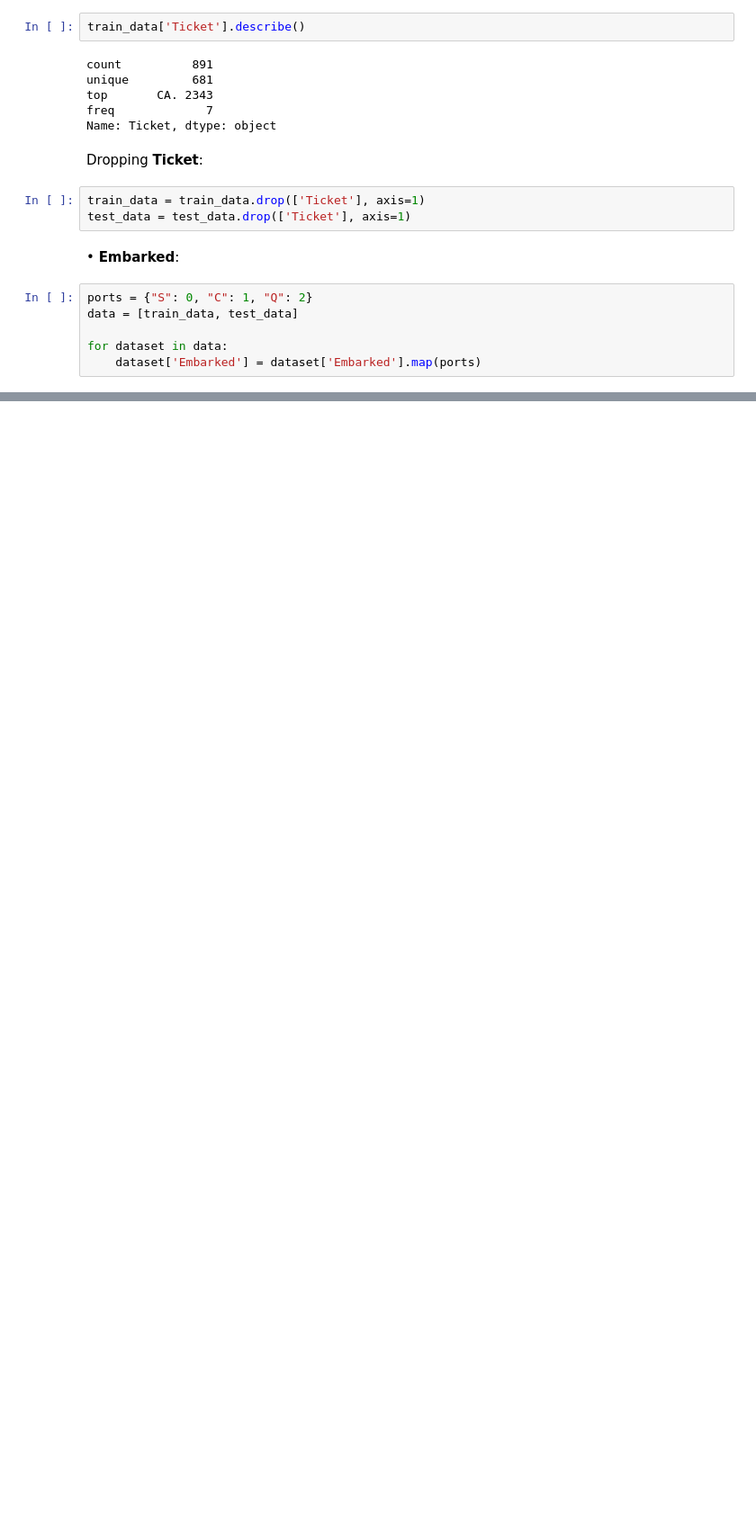
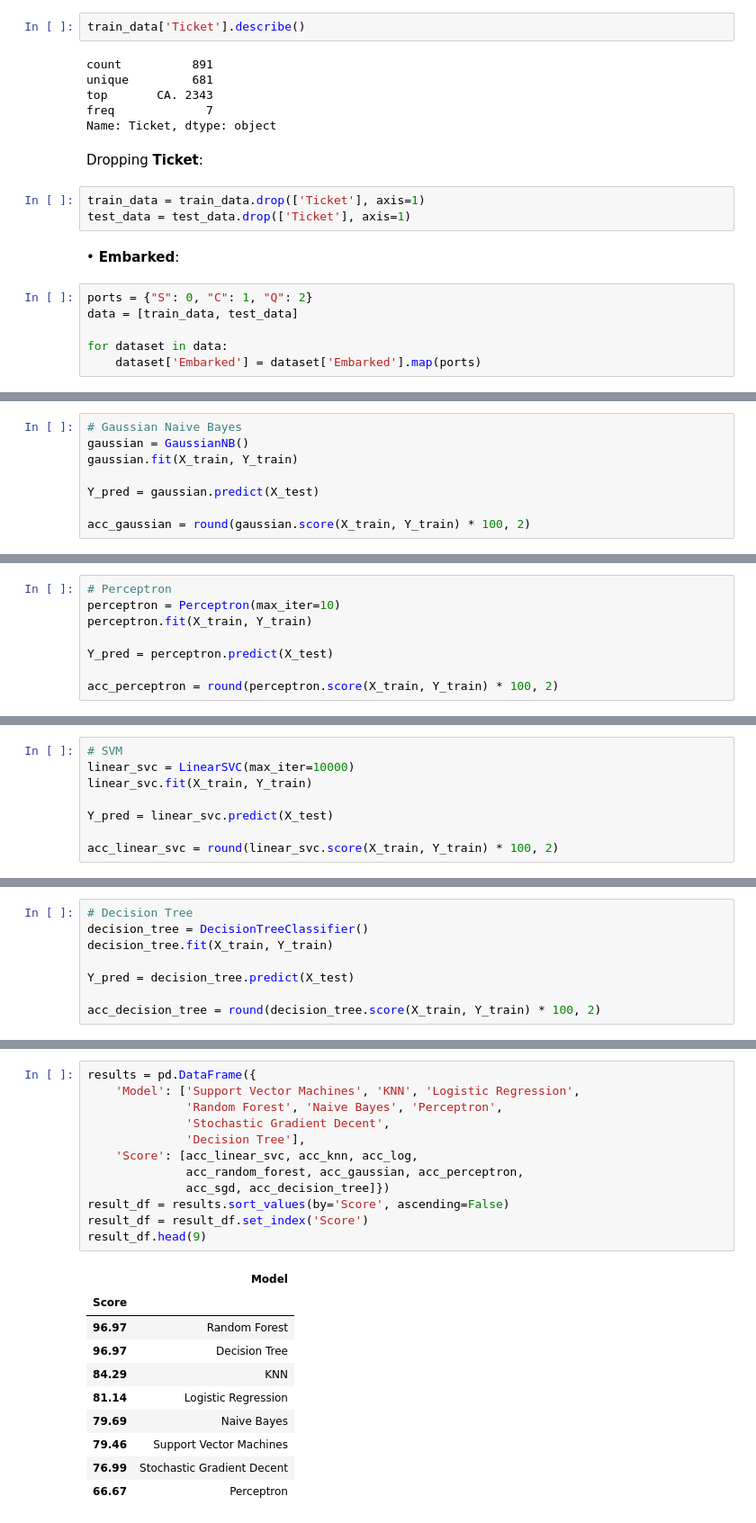
Before and after one commit to SamuelBFG/DL-studies, a Jupyter notebook: Kaggle/Titanic.ipynb, the cells around one changed output, grey strips where cells are left out. Shown: that part at 90% size. Drawn from its saved outputs; the diff is of its cells as text; blank space fills up the shorter version.

```diff
--- a/Kaggle/Titanic.ipynb
+++ b/Kaggle/Titanic.ipynb
@@ -400,0 +501,8 @@ SyntaxError: ignored
+# %%
+# Gaussian Naive Bayes
+gaussian = GaussianNB()
+gaussian.fit(X_train, Y_train)
+
+Y_pred = gaussian.predict(X_test)
+
+acc_gaussian = round(gaussian.score(X_train, Y_train) * 100, 2)
@@ -400,0 +511,8 @@ SyntaxError: ignored
+# %%
+# Perceptron
+perceptron = Perceptron(max_iter=10)
+perceptron.fit(X_train, Y_train)
+
+Y_pred = perceptron.predict(X_test)
+
+acc_perceptron = round(perceptron.score(X_train, Y_train) * 100, 2)
@@ -400,0 +521,8 @@ SyntaxError: ignored
+# %%
+# SVM
+linear_svc = LinearSVC(max_iter=10000)
+linear_svc.fit(X_train, Y_train)
+
+Y_pred = linear_svc.predict(X_test)
+
+acc_linear_svc = round(linear_svc.score(X_train, Y_train) * 100, 2)
@@ -400,0 +531,8 @@ SyntaxError: ignored
+# %%
+# Decision Tree
+decision_tree = DecisionTreeClassifier()
+decision_tree.fit(X_train, Y_train)
+
+Y_pred = decision_tree.predict(X_test)
+
+acc_decision_tree = round(decision_tree.score(X_train, Y_train) * 100, 2)
@@ -400,0 +541,23 @@ SyntaxError: ignored
+# %%
+results = pd.DataFrame({
+    'Model': ['Support Vector Machines', 'KNN', 'Logistic Regression',
+              'Random Forest', 'Naive Bayes', 'Perceptron',
+              'Stochastic Gradient Decent',
+              'Decision Tree'],
+    'Score': [acc_linear_svc, acc_knn, acc_log,
+              acc_random_forest, acc_gaussian, acc_perceptron,
+              acc_sgd, acc_decision_tree]})
+result_df = results.sort_values(by='Score', ascending=False)
+result_df = result_df.set_index('Score')
+result_df.head(9)
+# %% [output]
+|  | Model |
+| Score |  |
+| 96.97 | Random Forest |
+| 96.97 | Decision Tree |
+| 84.29 | KNN |
+| 81.14 | Logistic Regression |
+| 79.69 | Naive Bayes |
+| 79.46 | Support Vector Machines |
+| 76.99 | Stochastic Gradient Decent |
+| 66.67 | Perceptron |
```
Also changed, not shown: parts of 34 cells of this notebook.
